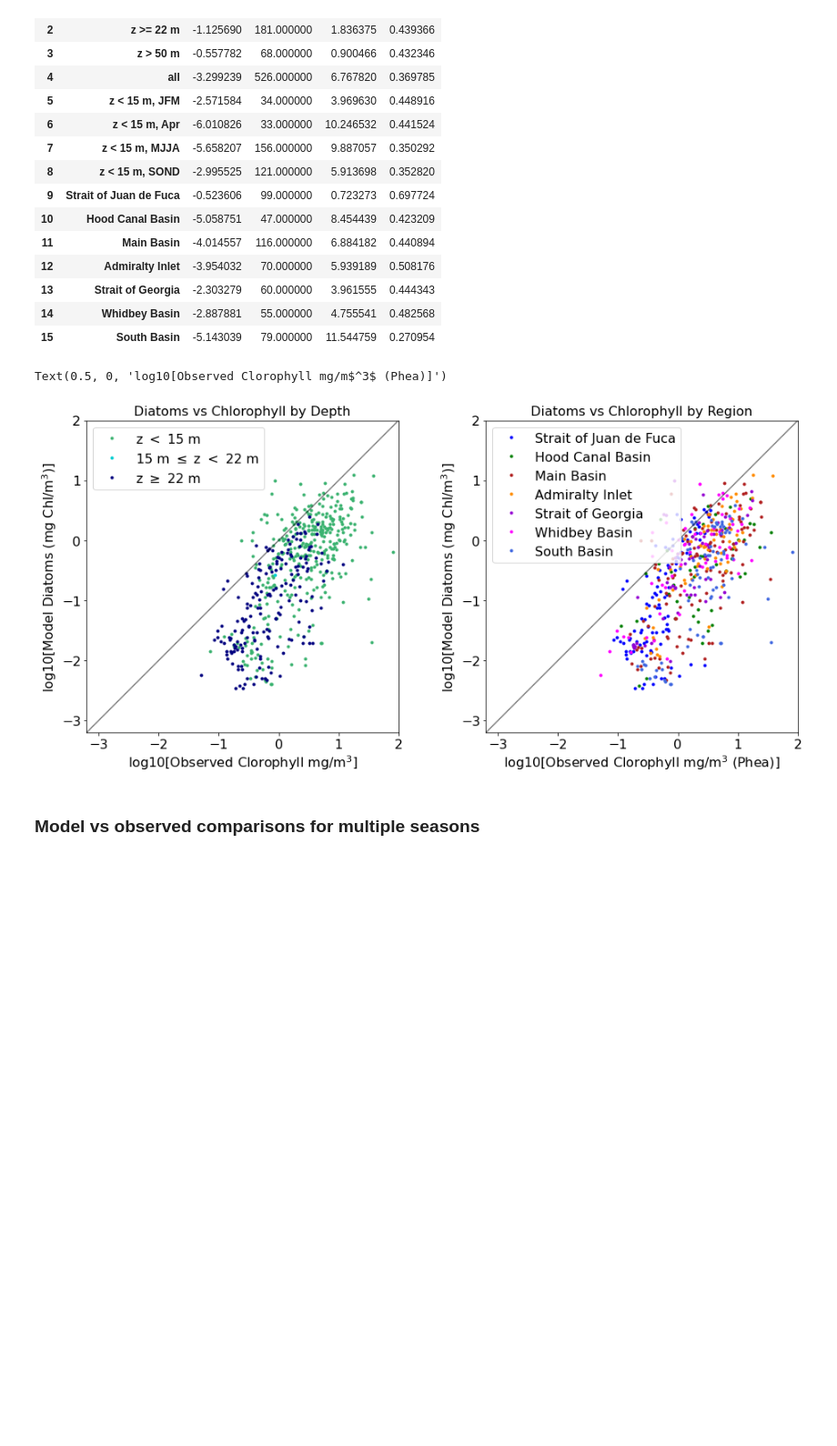
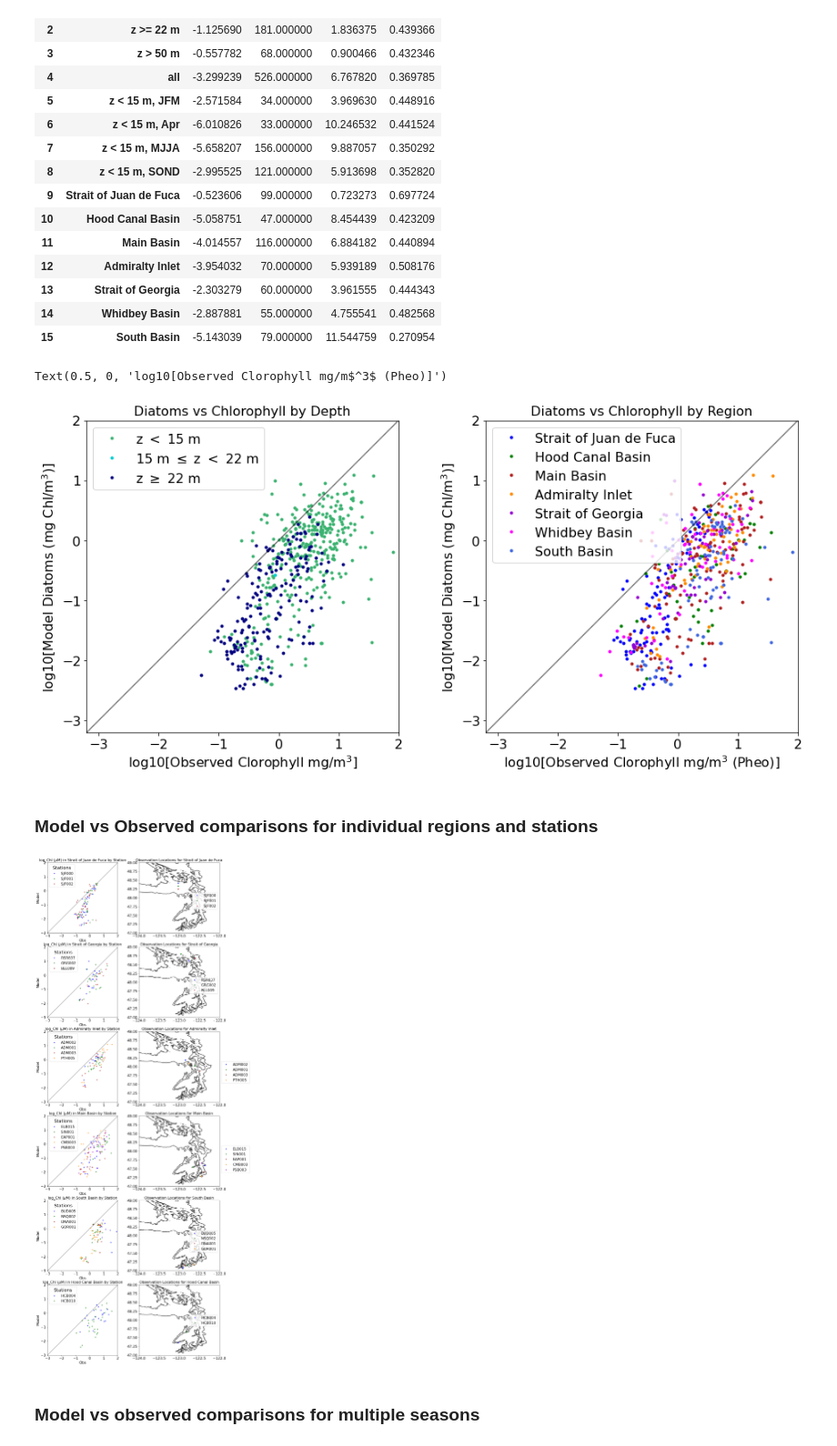
Before and after one commit to SalishSeaCast/analysis-keegan, a Jupyter notebook: notebooks/Evaluations/Chlbot_Individual_year_evaluations/2009_Puget_Chlbot_Evaluation.ipynb, the cells around one changed output. Shown at 91% size. Cells and saved outputs as stored; diff of their text form; code cells hidden in the pictures; blank space fills up the shorter version.

```diff
--- a/notebooks/Evaluations/Chlbot_Individual_year_evaluations/2009_Puget_Chlbot_Evaluation.ipynb
+++ b/notebooks/Evaluations/Chlbot_Individual_year_evaluations/2009_Puget_Chlbot_Evaluation.ipynb
@@ -138,7 +138,7 @@ namfmt='nowcast' # for 201905 and 201812 model runs, this should always be 'nowc
 filemap={'diatoms':'ptrc_T','ciliates':'ptrc_T','flagellates':'ptrc_T'}
 fdict={'ptrc_T':1,'grid_T':1}
 # %%
-data_Phea=et.matchData(chlPheoFinal,filemap,fdict,start_date,end_date,'nowcast',PATH,1,quiet=False);
+data_Pheo=et.matchData(chlPheoFinal,filemap,fdict,start_date,end_date,'nowcast',PATH,1,quiet=False);
 # %% [output]
 (Lat,Lon)= 47.21342666666666 -123.07765  not matched to domain
 # %%
@@ -283,20 +283,20 @@ def logt(x):
     return np.log10(x+.001)
 # %%
 #Adding extra columns to assist in analysis.
-data_Phea['log_Chl']=logt(data_Phea['Chla_Lab'])
-data_Phea['log_mod_diatoms']=logt(data_Phea['mod_diatoms']*1.8)
-data_Phea['log_mod_ciliates']=logt(data_Phea['mod_ciliates']*1.8)
-data_Phea['log_mod_flagellates']=logt(data_Phea['mod_flagellates']*1.8)
-data_Phea['mod_Chl']=((data_Phea['mod_diatoms']*1.8)+(data_Phea['mod_ciliates']*1.8)+(data_Phea['mod_flagellates']*1.8))
-data_Phea['log_mod_Chl']=logt((data_Phea['mod_diatoms']*1.8)+(data_Phea['mod_ciliates']*1.8)+(data_Phea['mod_flagellates']*1.8))
+data_Pheo['log_Chl']=logt(data_Pheo['Chla_Lab'])
+data_Pheo['log_mod_diatoms']=logt(data_Pheo['mod_diatoms']*1.8)
+data_Pheo['log_mod_ciliates']=logt(data_Pheo['mod_ciliates']*1.8)
+data_Pheo['log_mod_flagellates']=logt(data_Pheo['mod_flagellates']*1.8)
+data_Pheo['mod_Chl']=((data_Pheo['mod_diatoms']*1.8)+(data_Pheo['mod_ciliates']*1.8)+(data_Pheo['mod_flagellates']*1.8))
+data_Pheo['log_mod_Chl']=logt((data_Pheo['mod_diatoms']*1.8)+(data_Pheo['mod_ciliates']*1.8)+(data_Pheo['mod_flagellates']*1.8))
 
 # defning a dictionary that brakes the data down by individual stations
-datstat_Phea=dict()
-for ind, istation in enumerate(data_Phea.Station.unique()):
-    datstat_Phea[istation]=data_Phea.loc[data_Phea.Station == istation]
+datstat_Pheo=dict()
+for ind, istation in enumerate(data_Pheo.Station.unique()):
+    datstat_Pheo[istation]=data_Pheo.loc[data_Pheo.Station == istation]
 
-datreg_Phea=dict()
-for iregion in data_Phea.Basin.unique():
-    datreg_Phea[iregion] = data_Phea.loc[data_Phea.Basin==iregion]
+datreg_Pheo=dict()
+for iregion in data_Pheo.Basin.unique():
+    datreg_Pheo[iregion] = data_Pheo.loc[data_Pheo.Basin==iregion]
 # %%
 # Creating seperate dataframes for each season (includes only data above 15 metre depth.)
@@ -399,18 +399,27 @@ modvar='log_mod_diatoms'
 
 mv=(-3.2,2)
 fig, ax = plt.subplots(1,2,figsize = (16,7))
-ps,l=byDepth(data_Phea,ax[0],obsvar,modvar,mv)
+ps,l=byDepth(data_Pheo,ax[0],obsvar,modvar,mv)
 ax[0].set_title('Diatoms vs Chlorophyll by Depth')
 ax[0].set_ylabel('log10[Model Diatoms (mg Chl/m$^3$)]')
 ax[0].set_xlabel('log10[Observed Clorophyll mg/m$^3$]')
 
-ps,l=byRegion(data_Phea,datreg_Phea,ax[1],obsvar,modvar,mv)
+ps,l=byRegion(data_Pheo,datreg_Pheo,ax[1],obsvar,modvar,mv)
 ax[1].set_title('Diatoms vs Chlorophyll by Region');
 ax[1].set_ylabel('log10[Model Diatoms (mg Chl/m$^3$)]')
-ax[1].set_xlabel('log10[Observed Clorophyll mg/m$^3$ (Phea)]')
+ax[1].set_xlabel('log10[Observed Clorophyll mg/m$^3$ (Pheo)]')
 # %% [output]
-Text(0.5, 0, 'log10[Observed Clorophyll mg/m$^3$ (Phea)]')
+Text(0.5, 0, 'log10[Observed Clorophyll mg/m$^3$ (Pheo)]')
 [figure]
+# %% [markdown]
+### Model vs Observed comparisons for individual regions and stations
+# %%
+regions=['Strait of Juan de Fuca','Strait of Georgia','Admiralty Inlet','Main Basin','South Basin','Hood Canal Basin','Whidbey Basin']
+figrange=(-3,2)
+
+multi_station_graph(data_Pheo,datstat_Pheo,figrange,obsvar,modvar,regions)
+# %% [output]
+[figure, added]
 # %% [markdown]
 ### Model vs observed comparisons for multiple seasons
 # %%
```
Also changed, not shown: parts of 23 cells of this notebook, 2 other files.
